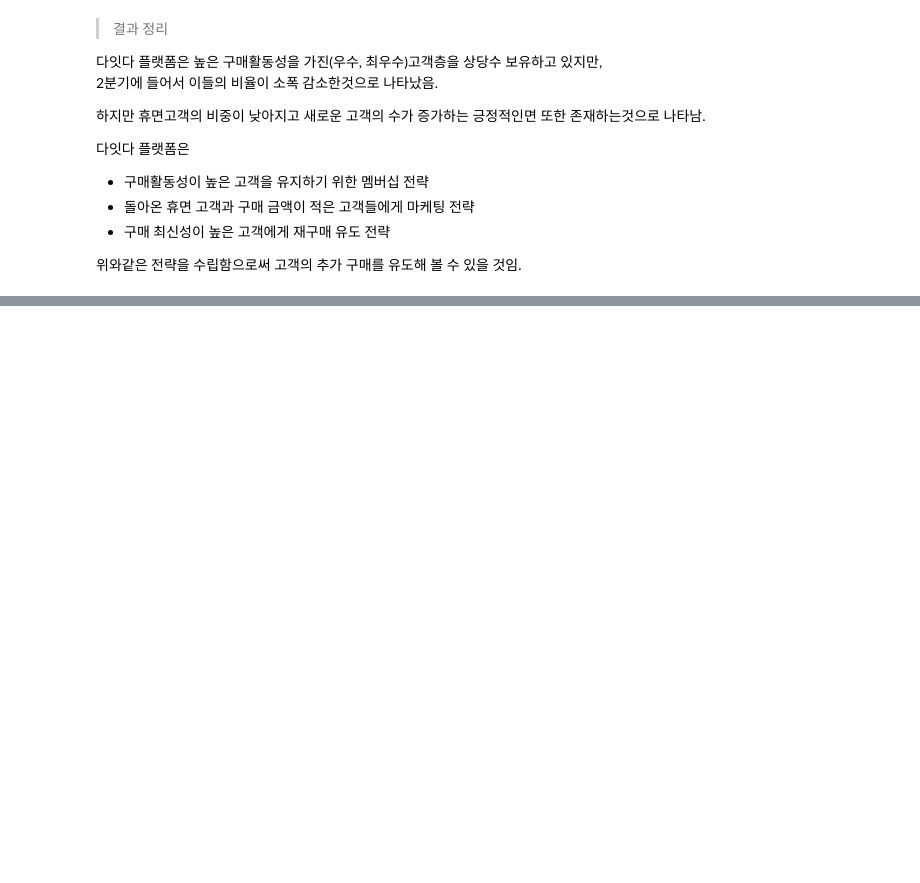
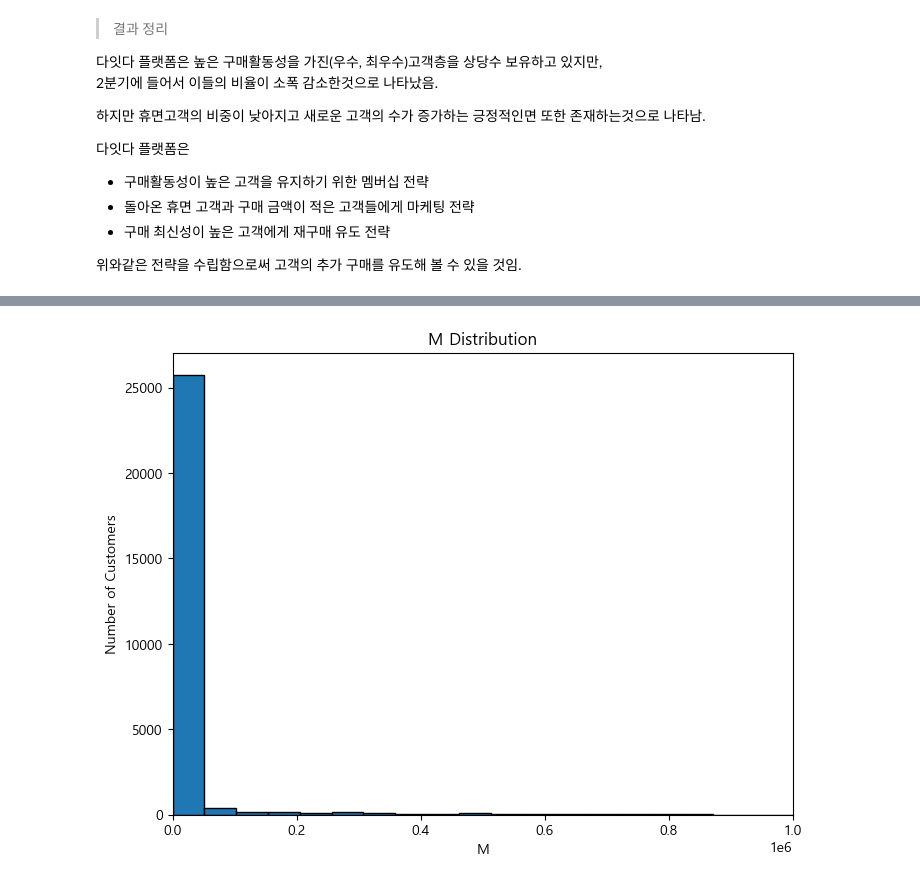
Before and after one commit to 99echoo/Data-Analysis-Portfolio, a Jupyter notebook: 쇼핑몰 이용 고객 데이터 LTV(고객 생애가치)증진 전략/쇼핑몰 플랫폼 분석 - RFM.ipynb, the cells around one changed output, grey strips where cells are left out. Saved outputs shown, nothing was run; the diff lists cells and outputs as text; code cells hidden in the pictures; blank space fills up the shorter version.

```diff
--- a/쇼핑몰 이용 고객 데이터 LTV(고객 생애가치)증진 전략/쇼핑몰 플랫폼 분석 - RFM.ipynb
+++ b/쇼핑몰 이용 고객 데이터 LTV(고객 생애가치)증진 전략/쇼핑몰 플랫폼 분석 - RFM.ipynb
@@ -1400,0 +1276,17 @@ KeyboardInterrupt:
+# %%
+import matplotlib.pyplot as plt
+
+# Plotting the frequency distribution
+plt.figure(figsize=(8, 6))
+metrics_df['monetary_value'].hist(bins=1000, edgecolor='black')
+plt.title('M Distribution')
+plt.xlabel('M')
+plt.ylabel('Number of Customers')
+
+# x축 범위 제한 (예: 0에서 50000까지로 설정)
+plt.xlim(0, 1000000)
+
+plt.grid(False)
+plt.show()
+# %% [output]
+[figure, added]
```
Also changed, not shown: parts of 53 cells of this notebook.
